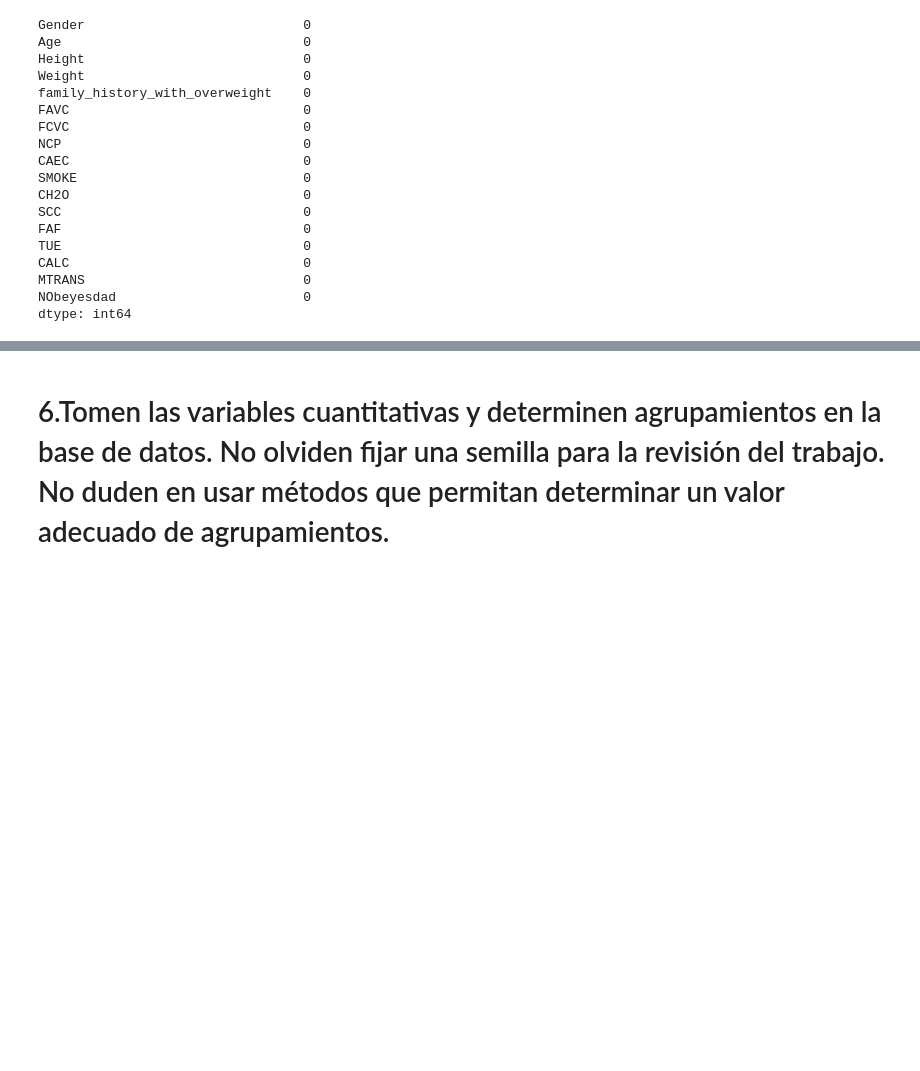
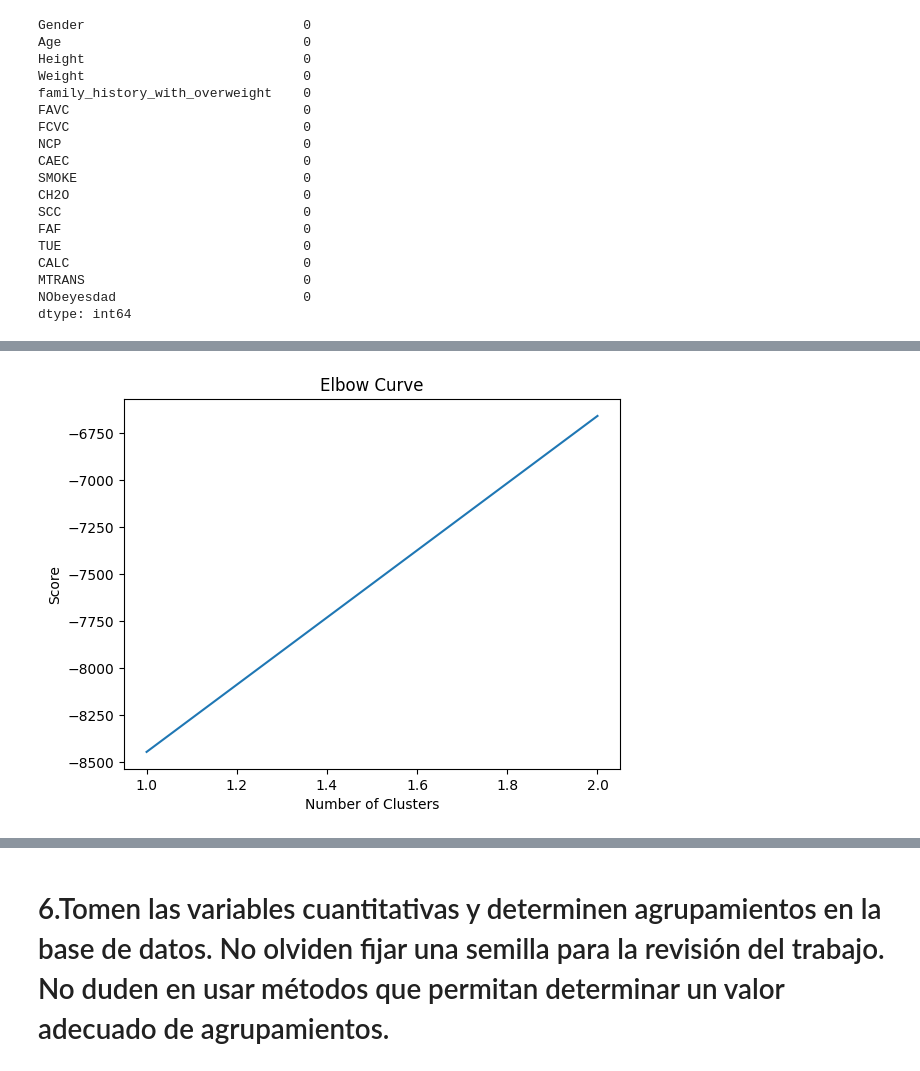
Before and after one commit to ccjaviers777/actividad_3_ml, a Jupyter notebook: Cuadernos/evaluacion_datos_sobre_obesidad.ipynb, the cells around one changed output, grey strips where cells are left out. Saved outputs shown, nothing was run; the diff lists cells and outputs as text; code cells hidden in the pictures; blank space fills up the shorter version.

```diff
--- a/Cuadernos/evaluacion_datos_sobre_obesidad.ipynb
+++ b/Cuadernos/evaluacion_datos_sobre_obesidad.ipynb
@@ -222,0 +221,9 @@ Hipótesis 5: La edad (Age) y el uso de dispositivos electrónicos (TUE) podría
+# %%
+# Crear una copia de la columna y mapear los valores sin modificar el DataFrame original
+#variables_cuantitativas_h1 = df_obesidad['family_history_with_overweight'].map({'yes': 1, 'no': 0})
+#variables_cuantitativas_h1
+
+# Crear una copia y realizar la conversión de manera explícita
+variables_cuantitativas_h1 = df_obesidad[['family_history_with_overweight', 'Age', 'NCP','CH2O']].copy()
+variables_cuantitativas_h1['family_history_with_overweight'] = variables_cuantitativas_h1['family_history_with_overweight'].replace({'yes': 1, 'no': 0}).astype(int)
+variables_cuantitativas_h1
@@ -222,0 +244,17 @@ Hipótesis 5: La edad (Age) y el uso de dispositivos electrónicos (TUE) podría
+# %%
+# Ahora puedes aplicar el escalado
+scaler = StandardScaler()
+variables_cuantitativas_h1_scaled = scaler.fit_transform(variables_cuantitativas_h1)
+# %%
+Nch1 = range(1, 3)
+kmeansh1 = [KMeans(n_clusters=i) for i in Nch1]
+kmeansh1
+scoreh1 = [kmeansh1[i].fit(variables_cuantitativas_h1_scaled).score(variables_cuantitativas_h1_scaled) for i in range(len(kmeansh1))]
+scoreh1
+plt.plot(Nch1,scoreh1)
+plt.xlabel('Number of Clusters')
+plt.ylabel('Score')
+plt.title('Elbow Curve')
+plt.show()
+# %% [output]
+[figure, added]
```
Also changed, not shown: parts of 7 cells of this notebook.
